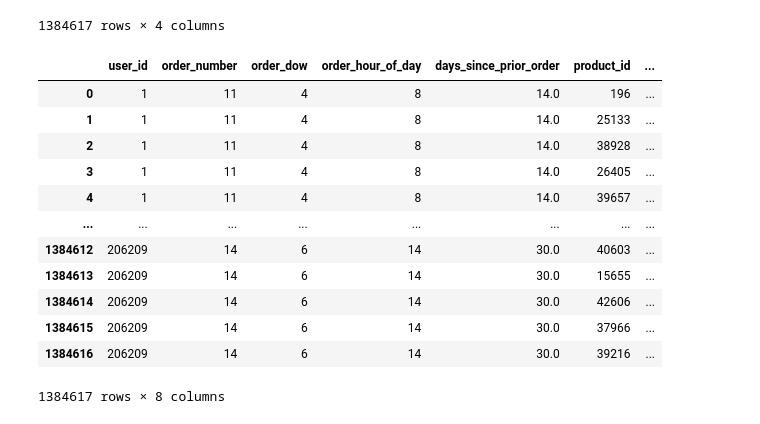
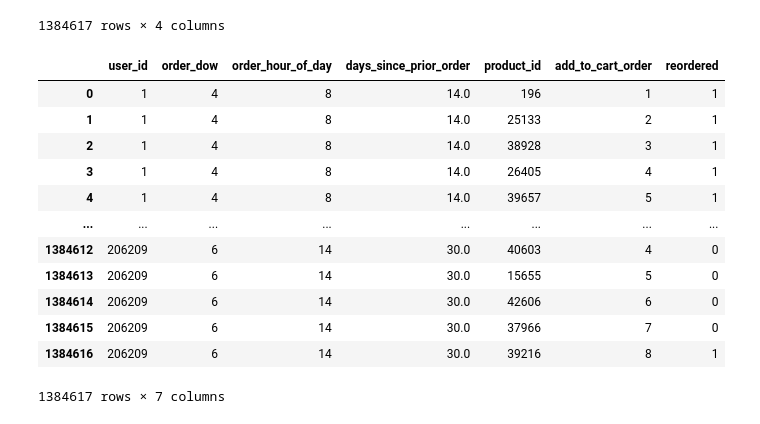
Before and after one commit to Solrys/Instacart-Analysis-by-Pandavas, a Jupyter notebook: Machine_learning_CustomerReordering.ipynb, the cells around one changed output. Saved outputs shown, nothing was run; the diff lists cells and outputs as text; code cells hidden in the pictures.

```diff
--- a/Machine_learning_CustomerReordering.ipynb
+++ b/Machine_learning_CustomerReordering.ipynb
@@ -73,19 +70,19 @@ cust_orders_df = trained_orders_df.merge(orders_t_df, how="inner", on="order_id"
 cust_orders_df
 cust_orders_df.to_csv("CustOrders_train.csv")
 # %%
-cust_orders_df = cust_orders_df.drop(columns = ["eval_set", "order_id"])
+cust_orders_df = cust_orders_df.drop(columns = ["eval_set", "order_id", "order_number"])
 cust_orders_df
 # %% [output]
-|  | user_id | order_number | order_dow | order_hour_of_day | days_since_prior_order | product_id | ... |
-| 0 | 1 | 11 | 4 | 8 | 14.0 | 196 | ... |
-| 1 | 1 | 11 | 4 | 8 | 14.0 | 25133 | ... |
-| 2 | 1 | 11 | 4 | 8 | 14.0 | 38928 | ... |
-| 3 | 1 | 11 | 4 | 8 | 14.0 | 26405 | ... |
-| 4 | 1 | 11 | 4 | 8 | 14.0 | 39657 | ... |
+|  | user_id | order_dow | order_hour_of_day | days_since_prior_order | product_id | add_to_cart_order | reordered |
+| 0 | 1 | 4 | 8 | 14.0 | 196 | 1 | 1 |
+| 1 | 1 | 4 | 8 | 14.0 | 25133 | 2 | 1 |
+| 2 | 1 | 4 | 8 | 14.0 | 38928 | 3 | 1 |
+| 3 | 1 | 4 | 8 | 14.0 | 26405 | 4 | 1 |
+| 4 | 1 | 4 | 8 | 14.0 | 39657 | 5 | 1 |
 | ... | ... | ... | ... | ... | ... | ... | ... |
-| 1384612 | 206209 | 14 | 6 | 14 | 30.0 | 40603 | ... |
-| 1384613 | 206209 | 14 | 6 | 14 | 30.0 | 15655 | ... |
-| 1384614 | 206209 | 14 | 6 | 14 | 30.0 | 42606 | ... |
-| 1384615 | 206209 | 14 | 6 | 14 | 30.0 | 37966 | ... |
-| 1384616 | 206209 | 14 | 6 | 14 | 30.0 | 39216 | ... |
+| 1384612 | 206209 | 6 | 14 | 30.0 | 40603 | 4 | 0 |
+| 1384613 | 206209 | 6 | 14 | 30.0 | 15655 | 5 | 0 |
+| 1384614 | 206209 | 6 | 14 | 30.0 | 42606 | 6 | 0 |
+| 1384615 | 206209 | 6 | 14 | 30.0 | 37966 | 7 | 0 |
+| 1384616 | 206209 | 6 | 14 | 30.0 | 39216 | 8 | 1 |
-1384617 rows × 8 columns
+1384617 rows × 7 columns
```
Also changed, not shown: parts of 8 cells of this notebook, 3 other files.
